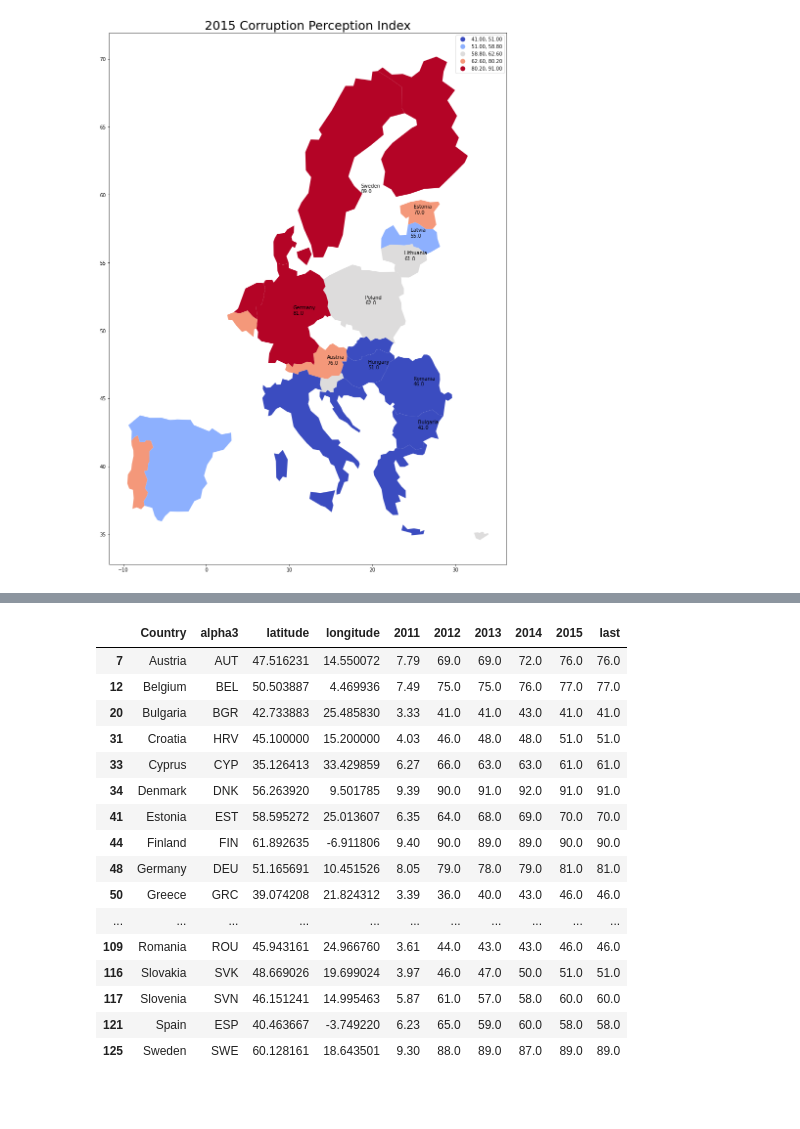
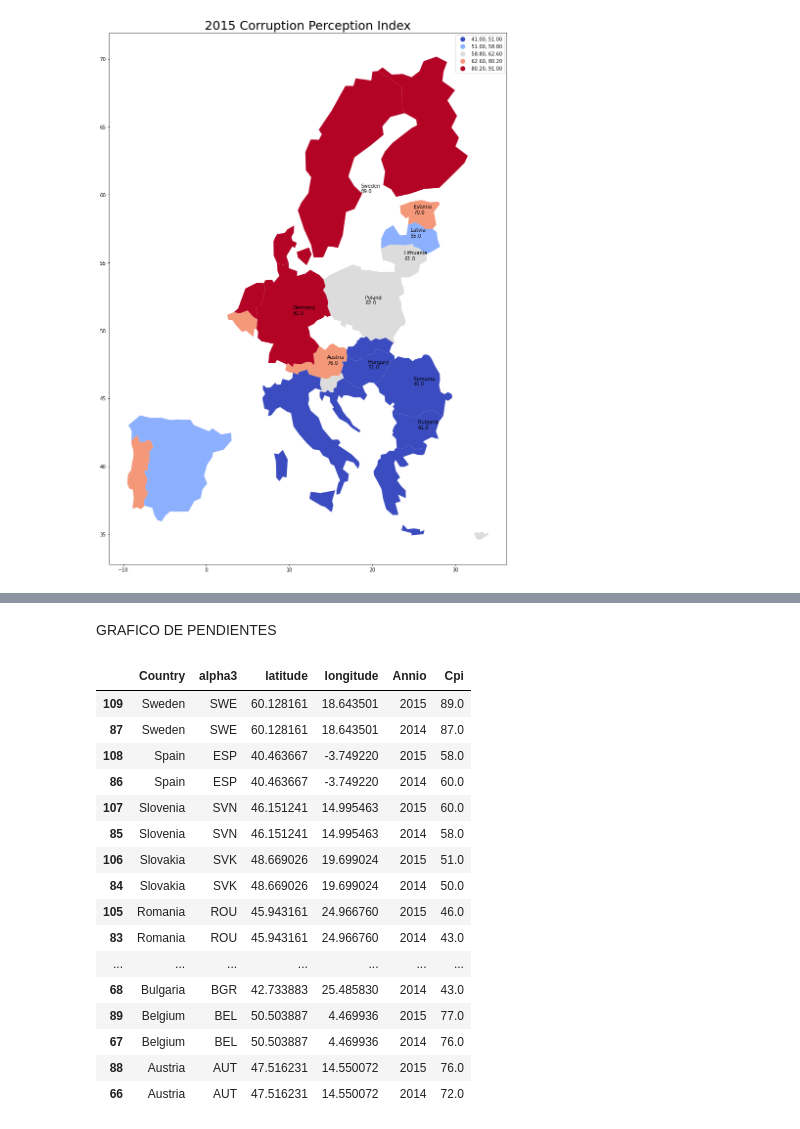
Before and after one commit to fduartej/data_visualization_python, a Jupyter notebook: notebook/CorrupcionPercepcionIndex.ipynb, the cells around one changed output, grey strips where cells are left out. Drawn from its saved outputs; the diff is of its cells as text; code cells hidden in the pictures; blank space fills up the shorter version.

Commit message:
Corrigiendo los graficos

```diff
--- a/notebook/CorrupcionPercepcionIndex.ipynb
+++ b/notebook/CorrupcionPercepcionIndex.ipynb
@@ -369,22 +274,0 @@ cpiEuropa
-# %%
-# Crecimiento de la Corrupción en los últimos 5 años (animacion)
-cpiEuropaWIndex = cpiEuropa.reset_index(drop=True).set_index('Country')
-cpiEuropa
-# %% [output]
-|  | Country | alpha3 | latitude | longitude | 2011 | 2012 | 2013 | 2014 | 2015 | last |
-| 7 | Austria | AUT | 47.516231 | 14.550072 | 7.79 | 69.0 | 69.0 | 72.0 | 76.0 | 76.0 |
-| 12 | Belgium | BEL | 50.503887 | 4.469936 | 7.49 | 75.0 | 75.0 | 76.0 | 77.0 | 77.0 |
-| 20 | Bulgaria | BGR | 42.733883 | 25.485830 | 3.33 | 41.0 | 41.0 | 43.0 | 41.0 | 41.0 |
-| 31 | Croatia | HRV | 45.100000 | 15.200000 | 4.03 | 46.0 | 48.0 | 48.0 | 51.0 | 51.0 |
-| 33 | Cyprus | CYP | 35.126413 | 33.429859 | 6.27 | 66.0 | 63.0 | 63.0 | 61.0 | 61.0 |
-| 34 | Denmark | DNK | 56.263920 | 9.501785 | 9.39 | 90.0 | 91.0 | 92.0 | 91.0 | 91.0 |
-| 41 | Estonia | EST | 58.595272 | 25.013607 | 6.35 | 64.0 | 68.0 | 69.0 | 70.0 | 70.0 |
-| 44 | Finland | FIN | 61.892635 | -6.911806 | 9.40 | 90.0 | 89.0 | 89.0 | 90.0 | 90.0 |
-| 48 | Germany | DEU | 51.165691 | 10.451526 | 8.05 | 79.0 | 78.0 | 79.0 | 81.0 | 81.0 |
-| 50 | Greece | GRC | 39.074208 | 21.824312 | 3.39 | 36.0 | 40.0 | 43.0 | 46.0 | 46.0 |
-| ... | ... | ... | ... | ... | ... | ... | ... | ... | ... | ... |
-| 109 | Romania | ROU | 45.943161 | 24.966760 | 3.61 | 44.0 | 43.0 | 43.0 | 46.0 | 46.0 |
-| 116 | Slovakia | SVK | 48.669026 | 19.699024 | 3.97 | 46.0 | 47.0 | 50.0 | 51.0 | 51.0 |
-| 117 | Slovenia | SVN | 46.151241 | 14.995463 | 5.87 | 61.0 | 57.0 | 58.0 | 60.0 | 60.0 |
-| 121 | Spain | ESP | 40.463667 | -3.749220 | 6.23 | 65.0 | 59.0 | 60.0 | 58.0 | 58.0 |
-| 125 | Sweden | SWE | 60.128161 | 18.643501 | 9.30 | 88.0 | 89.0 | 87.0 | 89.0 | 89.0 |
@@ -402,0 +275,28 @@ newCpi = newCpi[(newCpi.Country == 'Denmark') | (newCpi.Country =='Finland') | (
+# %% [markdown]
+GRAFICO DE PENDIENTES
+# %%
+newCpiEuropa = cpiEuropa.melt(id_vars=["Country","alpha3","latitude","longitude"],
+        var_name="Annio",
+        value_name="Cpi")
+
+newCpiEuropa = newCpiEuropa.sort_values(by=['Country', 'Annio'], ascending=False)
+newCpiUEFilter = newCpiEuropa.loc[(newCpiEuropa["Annio"]=="2014") | (newCpiEuropa["Annio"]=="2015")]
+newCpiUEFilter
+# %% [output]
+|  | Country | alpha3 | latitude | longitude | Annio | Cpi |
+| 109 | Sweden | SWE | 60.128161 | 18.643501 | 2015 | 89.0 |
+| 87 | Sweden | SWE | 60.128161 | 18.643501 | 2014 | 87.0 |
+| 108 | Spain | ESP | 40.463667 | -3.749220 | 2015 | 58.0 |
+| 86 | Spain | ESP | 40.463667 | -3.749220 | 2014 | 60.0 |
+| 107 | Slovenia | SVN | 46.151241 | 14.995463 | 2015 | 60.0 |
+| 85 | Slovenia | SVN | 46.151241 | 14.995463 | 2014 | 58.0 |
+| 106 | Slovakia | SVK | 48.669026 | 19.699024 | 2015 | 51.0 |
+| 84 | Slovakia | SVK | 48.669026 | 19.699024 | 2014 | 50.0 |
+| 105 | Romania | ROU | 45.943161 | 24.966760 | 2015 | 46.0 |
+| 83 | Romania | ROU | 45.943161 | 24.966760 | 2014 | 43.0 |
+| ... | ... | ... | ... | ... | ... | ... |
+| 68 | Bulgaria | BGR | 42.733883 | 25.485830 | 2014 | 43.0 |
+| 89 | Belgium | BEL | 50.503887 | 4.469936 | 2015 | 77.0 |
+| 67 | Belgium | BEL | 50.503887 | 4.469936 | 2014 | 76.0 |
+| 88 | Austria | AUT | 47.516231 | 14.550072 | 2015 | 76.0 |
+| 66 | Austria | AUT | 47.516231 | 14.550072 | 2014 | 72.0 |
```
Also changed, not shown: parts of 23 cells of this notebook.
